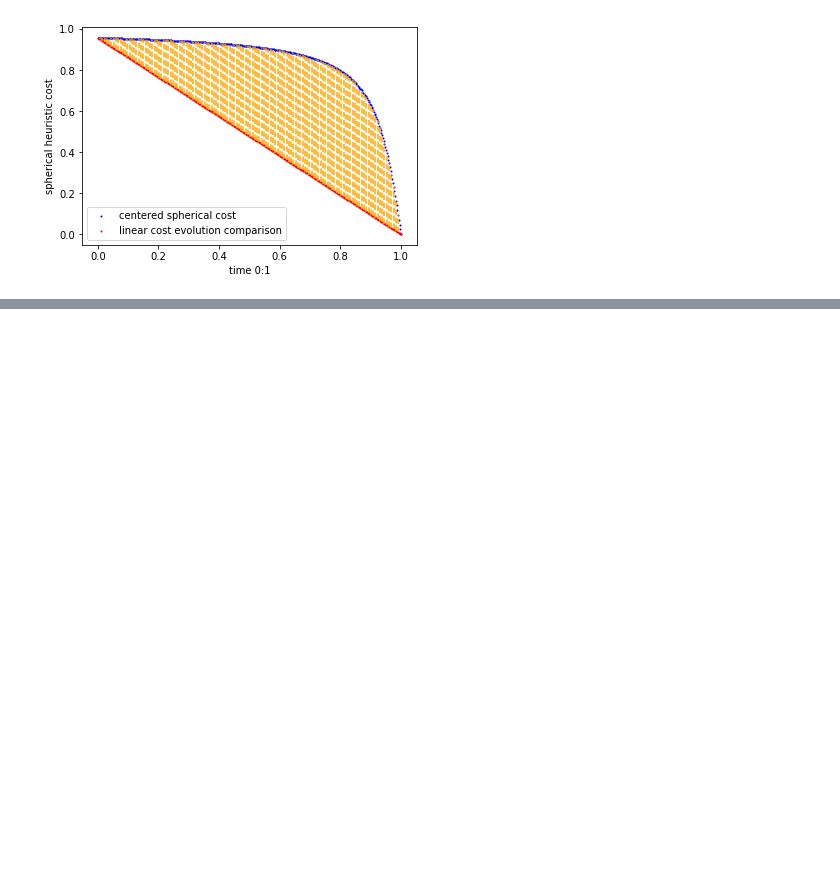
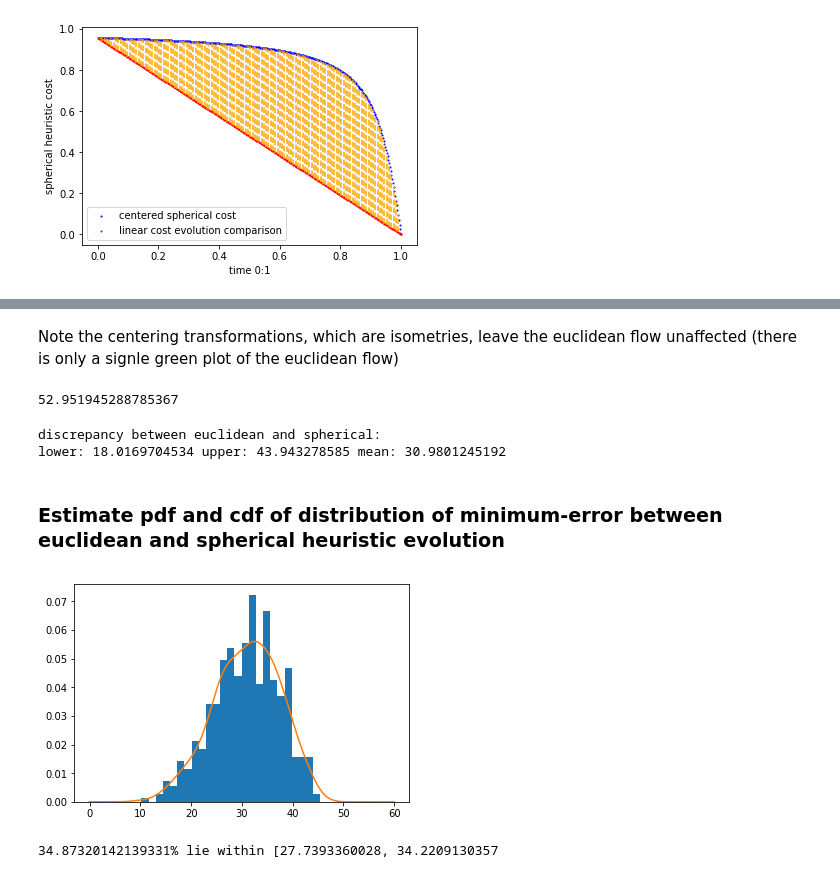
Before and after one commit to Kodyak/spherical_embedding_heuristic, a Jupyter notebook: spherical embedding search heuristic.ipynb, the cells around one changed output, grey strips where cells are left out. Cells and saved outputs as stored; diff of their text form; code cells hidden in the pictures; blank space fills up the shorter version.

```diff
--- a/spherical embedding search heuristic.ipynb
+++ b/spherical embedding search heuristic.ipynb
@@ -473,0 +616,6 @@ plt.close()
+# %% [markdown]
+Note the centering transformations, which are isometries, leave the euclidean flow unaffected (there is only a signle green plot of the euclidean flow)
+# %%
+np.mean( [euc_dist( min_scaling_coeff[i]*sphere_data[i] , euclid_data[i] ) for i in range(3)] )
+# %% [output]
+52.951945288785367
@@ -473,0 +624,63 @@ plt.close()
+# %%
+# comparison of spherical heuristic (centered vs non-centered)
+
+simulation_size = 500
+diffs = []
+
+for k in range(simulation_size):
+
+    initial_configuration = np.random.choice( a=list(range(9)),size=(9,),replace=False )
+    cost_sphere, cost_euclid = evolv_cost(initial_configuration,g) # scale=alpha
+
+    temp = []
+    for k in range(150,400):
+        temp.append(euc_dist(cost_euclid, k*cost_sphere))
+    minimizing_scaling = temp.index(min(temp))
+
+    scaled_cost_sphere = minimizing_scaling * cost_sphere
+    discrepancy = euc_dist(scaled_cost_sphere , cost_euclid)
+    diffs.append(discrepancy)
+
+
+## printing out basic info about diffs
+print('discrepancy between euclidean and spherical:')
+upper = np.mean(diffs) + 2 * np.std(diffs)
+lower = np.mean(diffs) - 2 * np.std(diffs)
+print('lower:', lower, 'upper:', upper, 'mean:', np.mean(diffs))
+# %% [output]
+discrepancy between euclidean and spherical:
+lower: 18.0169704534 upper: 43.943278585 mean: 30.9801245192
+# %% [markdown]
+### Estimate pdf and cdf of distribution of minimum-error between euclidean and spherical  heuristic evolution
+# %%
+from scipy.stats import gaussian_kde
+
+# pdf
+
+
+diffs_ = [ x[0] for x in diffs ] # strip dataset to list [...] form
+
+max_val = 60
+granularity = 20
+num_data = max_val*granularity
+x_range = np.array(range(num_data)) / granularity
+
+kde = gaussian_kde(diffs_)
+pdf = kde.pdf
+plt.hist(diffs_, bins = 25, density=True)
+plt.plot(x_range, pdf(x_range))
+
+plt.show()
+# %% [output]
+[figure, added]
+# %%
+margin = 0.5 * np.std(diffs_)
+low_bounds = np.mean(diffs_) - margin
+high_bounds = np.mean(diffs_) + margin
+maxpts = 100
+
+interval_portion = kde.integrate_box(low_bounds=low_bounds, high_bounds=high_bounds, maxpts=maxpts)
+
+print( str(100*interval_portion) + '% lie within [' + str(low_bounds) + ', ' + str(high_bounds))
+# %% [output]
+34.87320142139331% lie within [27.7393360028, 34.2209130357
```
Also changed, not shown: parts of 23 cells of this notebook.
